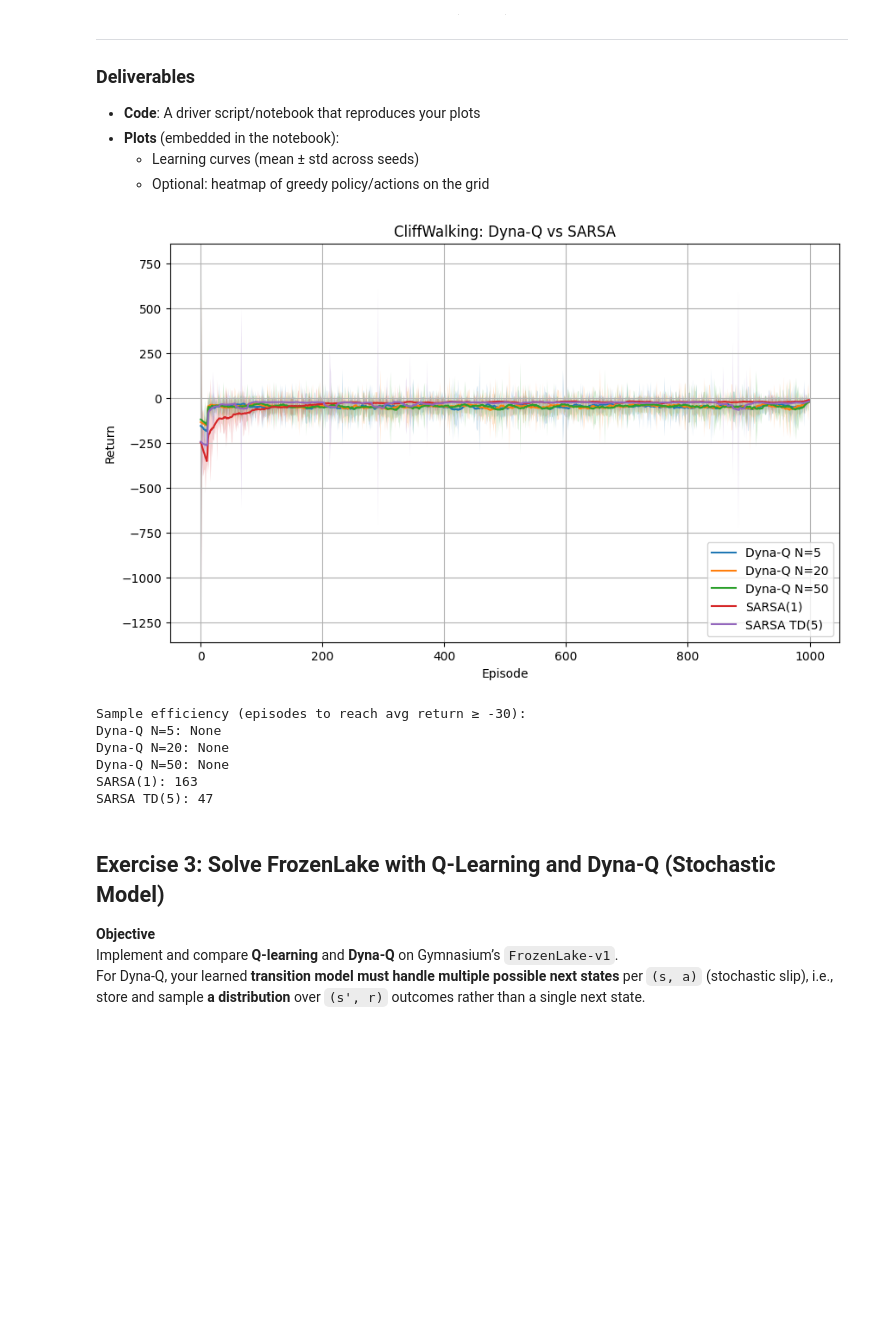
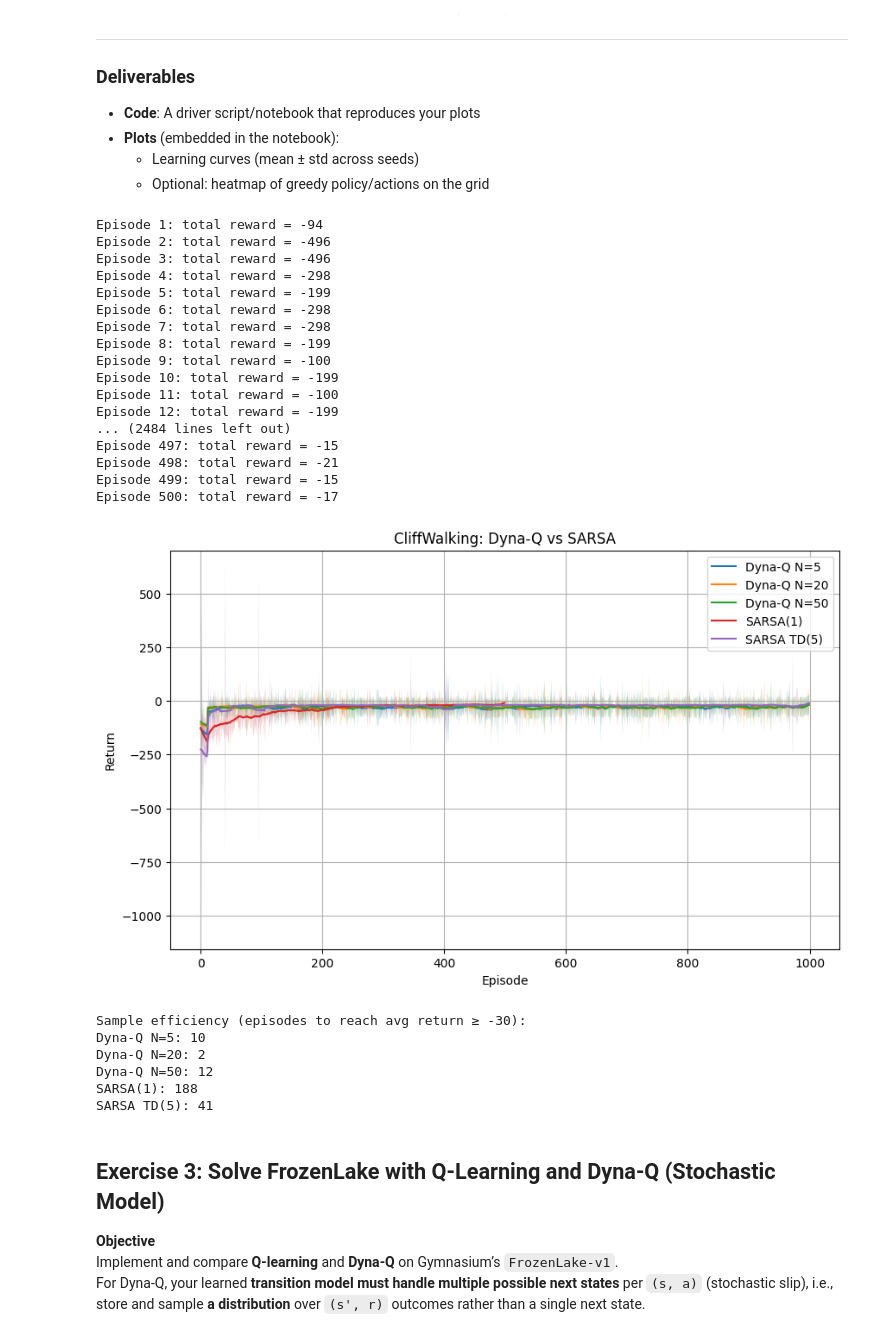
Before and after one commit to Cristian-Cortez/CSE337-labs, a Jupyter notebook: lab4_dyna.ipynb, the cells around one changed output. Saved outputs shown, nothing was run; the diff lists cells and outputs as text; code cells hidden in the pictures; blank space fills up the shorter version.

```diff
--- a/lab4_dyna.ipynb
+++ b/lab4_dyna.ipynb
@@ -245,7 +245,7 @@ from collections import defaultdict, deque
 
 
 # SARSA(n) implementation
-def sarsa(env, n_step=1, episodes=500, alpha=0.1, gamma=0.99, eps=0.1):
+def sarsa(env, n_step=1, episodes=500, alpha=0.1, gamma=0.99, eps=0.05):
     n_actions = env.action_space.n
     Q = defaultdict(lambda: np.zeros(n_actions))
     returns = np.zeros(episodes)
@@ -291,8 +291,47 @@ def sarsa(env, n_step=1, episodes=500, alpha=0.1, gamma=0.99, eps=0.1):
         returns[ep] = sum(rewards[1:])  # drop dummy 0
     return returns
 
+def sarsa_algo(env):
+  n_episodes = 500      # number of episodes to run
+  max_steps = 100     # safety cap
+
+  # Q-learning parameters
+  learning_rate = 0.1
+  discount_factor = 0.99
+  n_actions = env.action_space.n
+  n_states = env.observation_space.n
+  Q = np.zeros((n_states, n_actions))
+  max_steps = 100     # safety cap
+
+  total_reward_sarsa = []
+
+  for episode in range(n_episodes):
+      state, info = env.reset()
+      done = False
+      total_reward = 0
+      action = epsilon_greedy(Q, state, n_actions, 0.05)
+
+      for step in range(max_steps):
+          # Random policy: sample an action uniformly
+          #action = env.action_space.sample()
+          next_state, reward, terminated, truncated, info = env.step(action)
+
+          next_action = epsilon_greedy(Q, next_state, n_actions, 0.05)
+
+          Q[state, action] = Q[state, action] + learning_rate * (reward + (discount_factor * Q[next_state, next_action]) - Q[state, action])
+
+          total_reward += reward
+          state = next_state
+          action = next_action
+
+          if terminated or truncated:
+              break
+      total_reward_sarsa.append(total_reward)
+      print(f"Episode {episode+1}: total reward = {total_reward}")
+  return total_reward_sarsa
+
 # dyna-Q implementation
-def dyna_q(env, planning_steps=5, episodes=500, alpha=0.1, gamma=0.99, eps=0.1):
+def dyna_q(env, planning_steps=5, episodes=500, alpha=0.1, gamma=0.99, eps=0.05):
     n_actions = env.action_space.n
     Q = defaultdict(lambda: np.zeros(n_actions))
     Model = {}
@@ -328,6 +367,7 @@ def dyna_q(env, planning_steps=5, episodes=500, alpha=0.1, gamma=0.99, eps=0.1):
 
 # function to simulate the experiment
 def run_experiment(episodes=500, runs=5, seeds=None):
+    # ensuring that each algorithm uses the same environment for consistency
     env = gym.make("CliffWalking-v1")
     results = {}
     seeds = seeds or [i for i in range(runs)]
@@ -345,7 +385,7 @@ def run_experiment(episodes=500, runs=5, seeds=None):
     all_runs = []
     for seed in seeds:
         np.random.seed(seed); random.seed(seed)
-        ret = sarsa(env, n_step=1, episodes=episodes)
+        ret = sarsa_algo(env)
         all_runs.append(ret)
     results["SARSA(1)"] = np.vstack(all_runs)
 
@@ -368,40 +408,57 @@ def plot_results(results, window=20):
         std = np.std(data, axis=0)
         smoothed = np.convolve(mean, np.ones(window)/window, mode="same")
         plt.plot(smoothed, label=label)
         plt.fill_between(range(len(mean)), smoothed-std, smoothed+std, alpha=0.2)
     plt.xlabel("Episode")
     plt.ylabel("Return")
     plt.title("CliffWalking: Dyna-Q vs SARSA")
     plt.legend()
     plt.grid(True)
     plt.show()
 
 # sample efficiency metric
 def compute_sample_efficiency(results, threshold=-30, window=100):
     eff = {}
     for label, data in results.items():
         mean = np.mean(data, axis=0)
         rolling = np.convolve(mean, np.ones(window)/window, mode="valid")
         idx = np.argmax(rolling > threshold)
         eff[label] = idx if rolling[idx] > threshold else None
     return eff
 
 # Run experiment
 results = run_experiment(episodes=1000, runs=5, seeds=[0,1,2,3,4])  # using different seeds to ensure randomness
 plot_results(results)
 
 efficiency = compute_sample_efficiency(results, threshold=-30)
 print("Sample efficiency (episodes to reach avg return ≥ -30):")
 for k,v in efficiency.items():
     print(f"{k}: {v}")
 # %% [output]
+Episode 1: total reward = -94
+Episode 2: total reward = -496
+Episode 3: total reward = -496
+Episode 4: total reward = -298
+Episode 5: total reward = -199
+Episode 6: total reward = -298
+Episode 7: total reward = -298
+Episode 8: total reward = -199
+Episode 9: total reward = -100
+Episode 10: total reward = -199
+Episode 11: total reward = -100
+Episode 12: total reward = -199
+... (2484 lines left out)
+Episode 497: total reward = -15
+Episode 498: total reward = -21
+Episode 499: total reward = -15
+Episode 500: total reward = -17
-[figure, old version]
+[figure, new version]
-Sample efficiency (episodes to reach avg return ≥ -30):
-Dyna-Q N=5: None
-Dyna-Q N=20: None
-Dyna-Q N=50: None
-SARSA(1): 163
-SARSA TD(5): 47
+Sample efficiency (episodes to reach avg return ≥ -30):
+Dyna-Q N=5: 10
+Dyna-Q N=20: 2
+Dyna-Q N=50: 12
+SARSA(1): 188
+SARSA TD(5): 41
 # %% [markdown]
 ## Exercise 3: Solve FrozenLake with Q-Learning and Dyna-Q (Stochastic Model)
 
```
